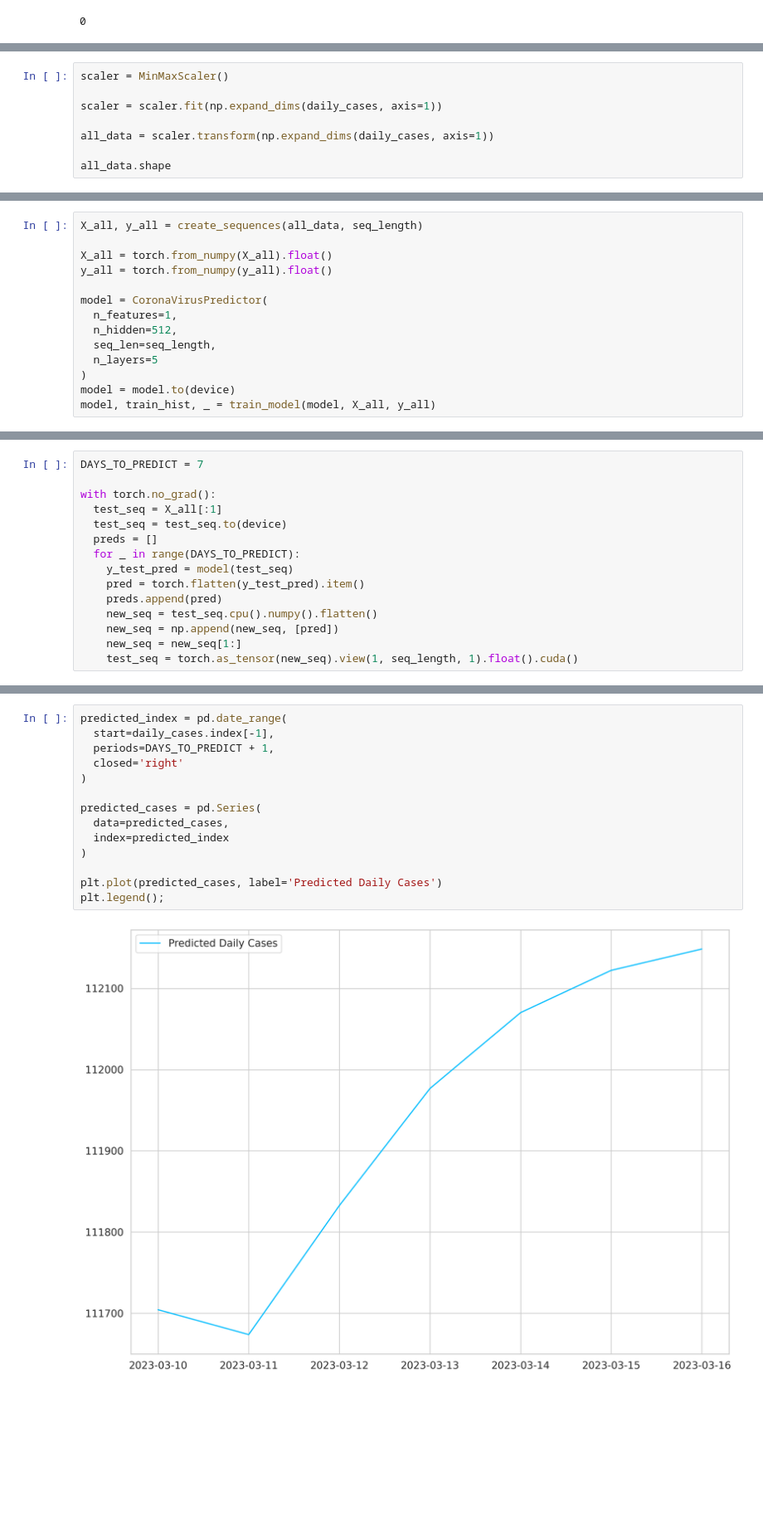
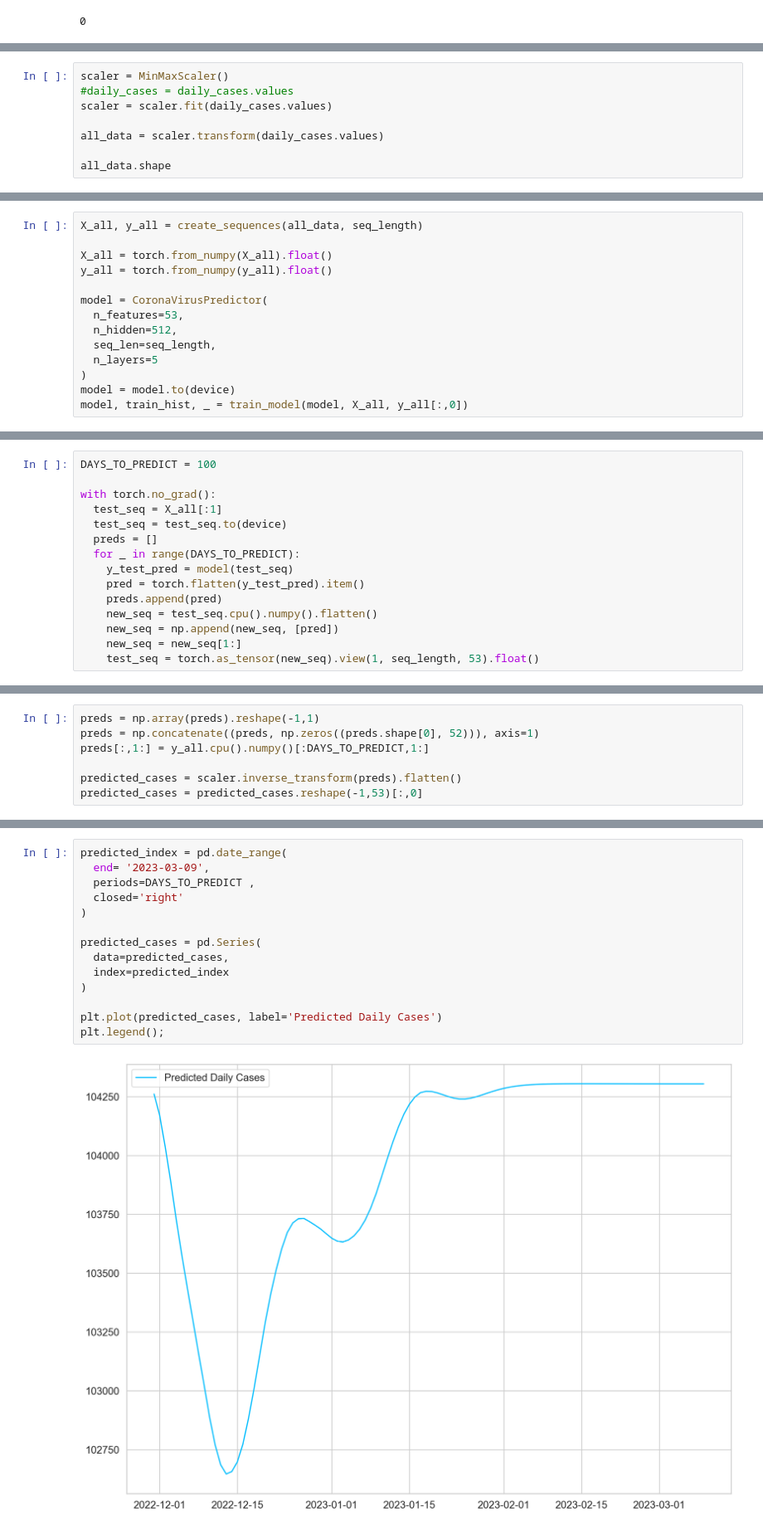
Before and after one commit to stampliu/7102GP, a Jupyter notebook: covid-forecasting/notebooks/time-series-covid-19.ipynb, the cells around one changed output, grey strips where cells are left out. Shown at 83% size. Drawn from its saved outputs; the diff is of its cells as text; blank space fills up the shorter version.

```diff
--- a/covid-forecasting/notebooks/time-series-covid-19.ipynb
+++ b/covid-forecasting/notebooks/time-series-covid-19.ipynb
@@ -472,9 +426,9 @@ Now, we'll use all available data to train the same model:
 # %%
 scaler = MinMaxScaler()
+#daily_cases = daily_cases.values
+scaler = scaler.fit(daily_cases.values)
 
-scaler = scaler.fit(np.expand_dims(daily_cases, axis=1))
-
-all_data = scaler.transform(np.expand_dims(daily_cases, axis=1))
+all_data = scaler.transform(daily_cases.values)
 
 all_data.shape
 # %% [output]
@@ -488,11 +440,11 @@ X_all = torch.from_numpy(X_all).float()
 y_all = torch.from_numpy(y_all).float()
 
 model = CoronaVirusPredictor(
-  n_features=1,
+  n_features=53,
   n_hidden=512,
   seq_len=seq_length,
   n_layers=5
 )
 model = model.to(device)
-model, train_hist, _ = train_model(model, X_all, y_all)
+model, train_hist, _ = train_model(model, X_all, y_all[:,0])
 # %% [output]
@@ -523,5 +452,5 @@ We'll use our "fully trained" model to predict the confirmed cases for 12 days i
 # %%
-DAYS_TO_PREDICT = 7
+DAYS_TO_PREDICT = 100
 
 with torch.no_grad():
   test_seq = X_all[:1]
@@ -534,4 +463,4 @@ with torch.no_grad():
     new_seq = test_seq.cpu().numpy().flatten()
     new_seq = np.append(new_seq, [pred])
     new_seq = new_seq[1:]
-    test_seq = torch.as_tensor(new_seq).view(1, seq_length, 1).float().cuda()
+    test_seq = torch.as_tensor(new_seq).view(1, seq_length, 53).float()
@@ -546,3 +467,10 @@ To create a cool chart with the historical and predicted cases, we need to exten
+# %%
+preds = np.array(preds).reshape(-1,1)
+preds = np.concatenate((preds, np.zeros((preds.shape[0], 52))), axis=1)
+preds[:,1:] = y_all.cpu().numpy()[:DAYS_TO_PREDICT,1:]
+
+predicted_cases = scaler.inverse_transform(preds).flatten()
+predicted_cases = predicted_cases.reshape(-1,53)[:,0]
 # %%
 daily_cases.index[-1]
 # %% [output]
@@ -550,16 +478,16 @@ Timestamp('2023-03-09 00:00:00')
 # %%
 predicted_index = pd.date_range(
-  start=daily_cases.index[-1],
-  periods=DAYS_TO_PREDICT + 1,
+  end= '2023-03-09',
+  periods=DAYS_TO_PREDICT ,
   closed='right'
 )
 
 predicted_cases = pd.Series(
   data=predicted_cases,
   index=predicted_index
 )
 
 plt.plot(predicted_cases, label='Predicted Daily Cases')
 plt.legend();
 # %% [output]
-[figure, old version]
+[figure, new version]
```
Also changed, not shown: parts of 62 cells of this notebook.
